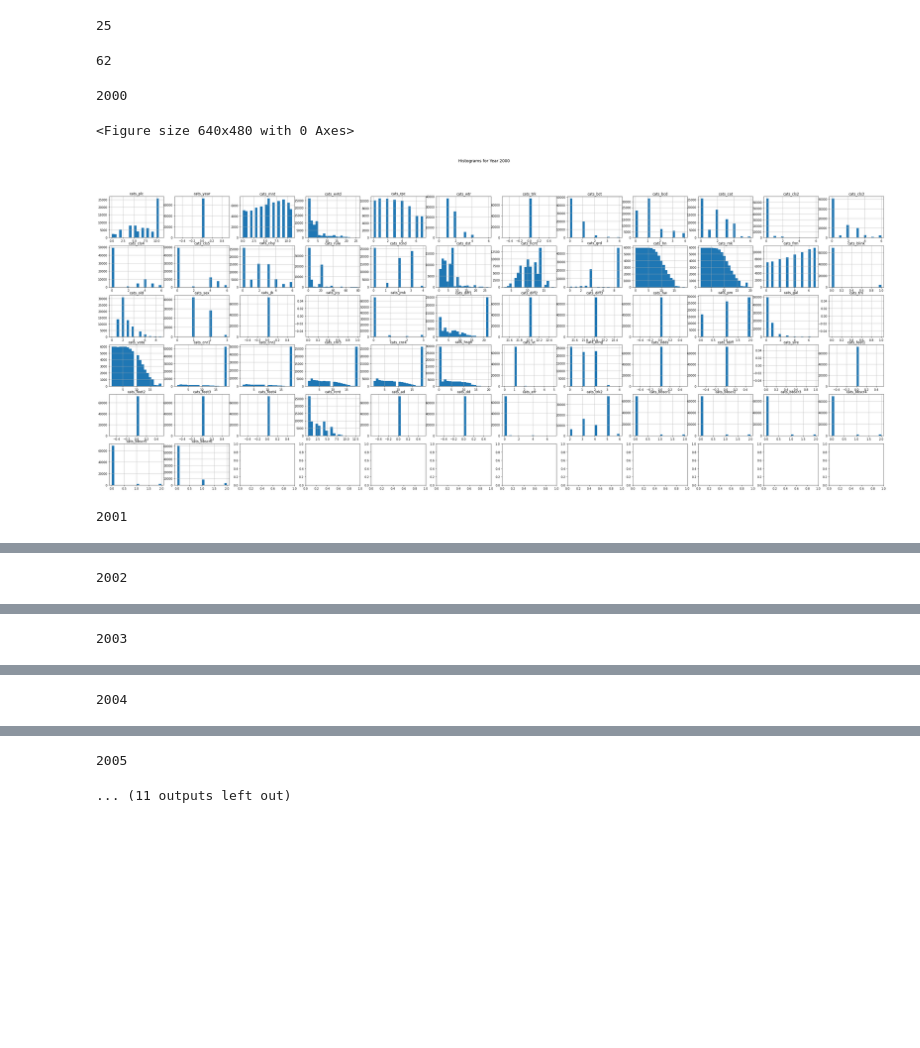
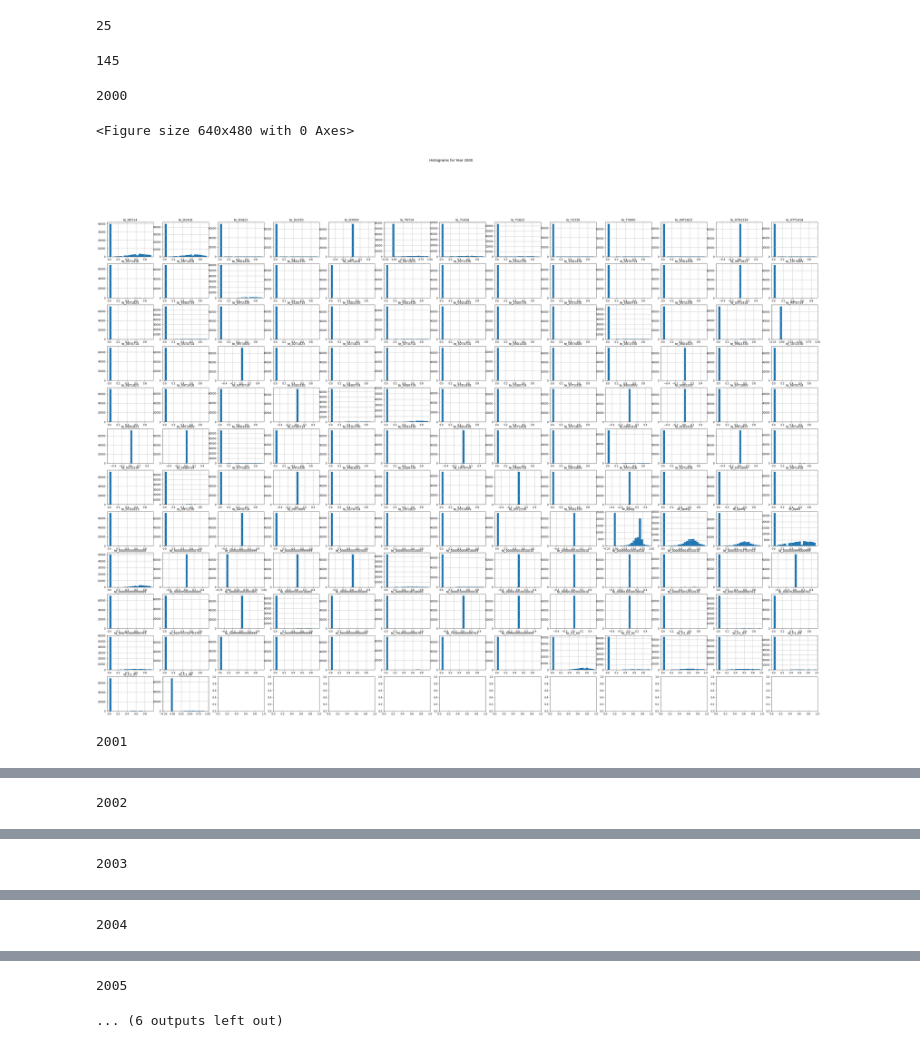
Before and after one commit to keeponing/py2_aider, a Jupyter notebook: 02_ヒストグラム/02_04_TargetEncodingVariables_ヒストグラム.ipynb, the cells around one changed output, grey strips where cells are left out. Cells and saved outputs as stored; diff of their text form; code cells hidden in the pictures; blank space fills up the shorter version.

```diff
--- a/02_ヒストグラム/02_04_TargetEncodingVariables_ヒストグラム.ipynb
+++ b/02_ヒストグラム/02_04_TargetEncodingVariables_ヒストグラム.ipynb
@@ -36,7 +54,7 @@ dict_statistics={}
 for y in years:
   filepath = f'/content/drive/MyDrive/Dev/Kjvan/kjdb_prediction_cache_{y}.accdb'
   df_summary = k_a_util.read_table(filepath, table_name)
-  columns_to_drop = [ 'key_program_id','key_horse_id', 'obj_rank',  'desc_horse_no', 'upd']
+  columns_to_drop = [ 'te_id','te_race','te_horse_id', 'upd']
   df = df_summary.drop(columns=columns_to_drop)
   dict_statistics[y] = df
 # %% [output]
@@ -44,13 +62,13 @@ for y in years:
 # %%
 print(len(dict_statistics[2000].columns))
 # %% [output]
-62
+145
 # %%
 
 # ヒストグラムの作成 (グラフの行数、列数、解像度を適宜変更)
-k_a_util.plot_histograms(dict_statistics, rows=8, cols=8, dpi=72)
+k_a_util.plot_histograms(dict_statistics, rows=12, cols=13, dpi=72)
 # %% [output]
 2000
 <Figure size 640x480 with 0 Axes>
-[figure, old version]
+[figure, new version]
 2001
@@ -64,2 +82,2 @@ k_a_util.plot_histograms(dict_statistics, rows=8, cols=8, dpi=72)
 2005
-... (11 outputs left out)
+... (6 outputs left out)
```
Also changed, not shown: parts of 2 cells of this notebook.
